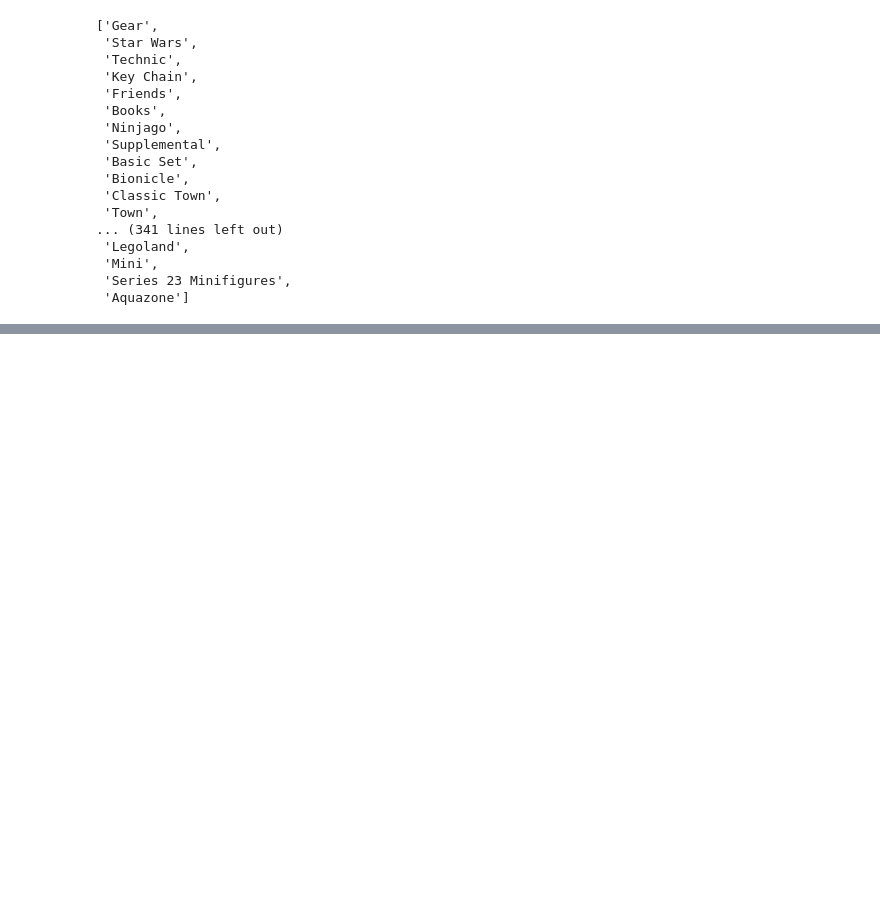
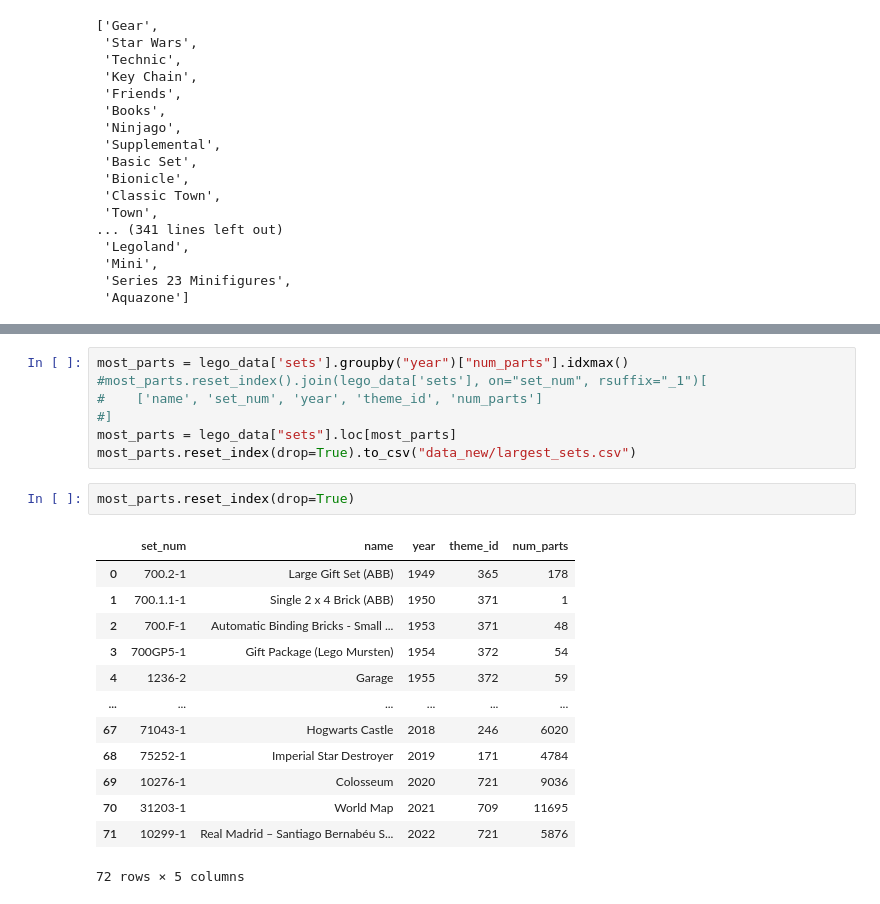
Before and after one commit to colbyyh2/NarrativeVis, a Jupyter notebook: Untitled.ipynb, the cells around one changed output, grey strips where cells are left out. Drawn from its saved outputs; the diff is of its cells as text; blank space fills up the shorter version.

```diff
--- a/Untitled.ipynb
+++ b/Untitled.ipynb
@@ -157,0 +176,23 @@ list(sets_year_cum.sort_values(2022, axis=1, ascending=False).columns)
+# %%
+most_parts = lego_data['sets'].groupby("year")["num_parts"].idxmax()
+#most_parts.reset_index().join(lego_data['sets'], on="set_num", rsuffix="_1")[
+#    ['name', 'set_num', 'year', 'theme_id', 'num_parts']
+#]
+most_parts = lego_data["sets"].loc[most_parts]
+most_parts.reset_index(drop=True).to_csv("data_new/largest_sets.csv")
+# %%
+most_parts.reset_index(drop=True)
+# %% [output]
+|  | set_num | name | year | theme_id | num_parts |
+| 0 | 700.2-1 | Large Gift Set (ABB) | 1949 | 365 | 178 |
+| 1 | 700.1.1-1 | Single 2 x 4 Brick (ABB) | 1950 | 371 | 1 |
+| 2 | 700.F-1 | Automatic Binding Bricks - Small ... | 1953 | 371 | 48 |
+| 3 | 700GP5-1 | Gift Package (Lego Mursten) | 1954 | 372 | 54 |
+| 4 | 1236-2 | Garage | 1955 | 372 | 59 |
+| ... | ... | ... | ... | ... | ... |
+| 67 | 71043-1 | Hogwarts Castle | 2018 | 246 | 6020 |
+| 68 | 75252-1 | Imperial Star Destroyer | 2019 | 171 | 4784 |
+| 69 | 10276-1 | Colosseum | 2020 | 721 | 9036 |
+| 70 | 31203-1 | World Map | 2021 | 709 | 11695 |
+| 71 | 10299-1 | Real Madrid – Santiago Bernabéu S... | 2022 | 721 | 5876 |
+72 rows × 5 columns
```
Also changed, not shown: parts of 1 cell of this notebook, 5 other files.
